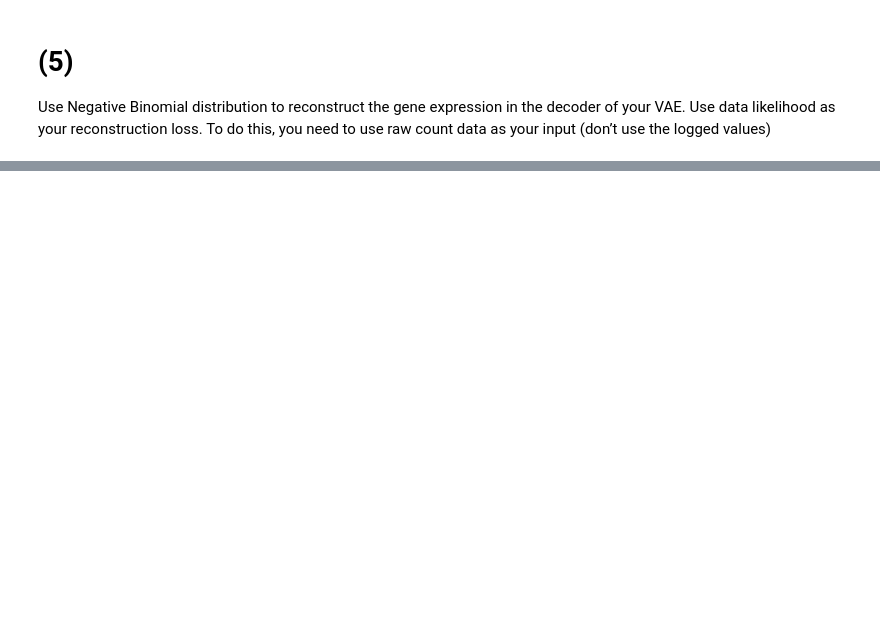
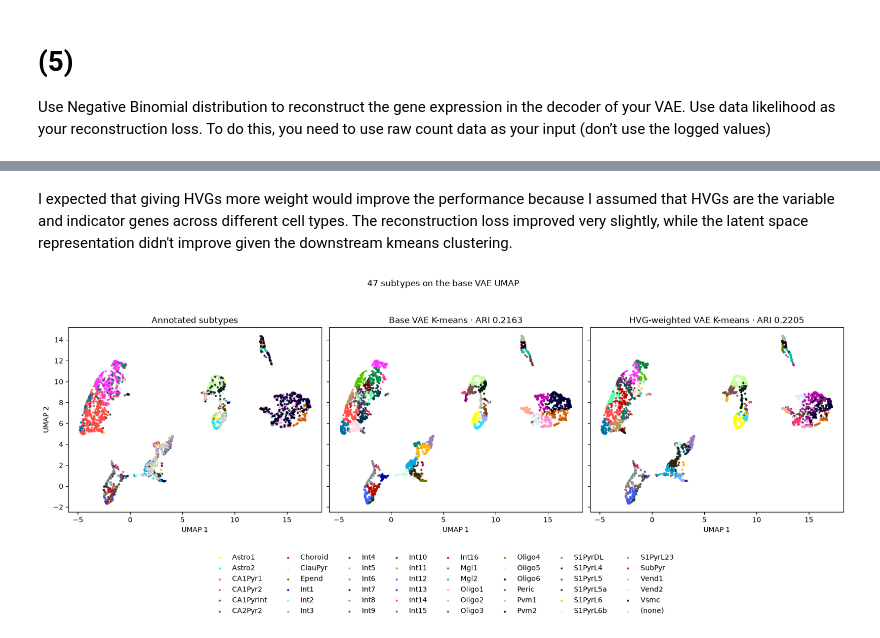
Before and after one commit to 6x7p3/lab_entry_test, a Jupyter notebook: Question_1/Problem 1.ipynb, the cells around one changed output, grey strips where cells are left out. Cells and saved outputs as stored; diff of their text form; code cells hidden in the pictures; blank space fills up the shorter version.

```diff
--- a/Question_1/Problem 1.ipynb
+++ b/Question_1/Problem 1.ipynb
@@ -504,0 +263,54 @@ Epoch 30 | NB NLL 11828.22 | KL 53.45 | total 11881.68 | max logvar -1.80
+# %% [markdown]
+I expected that giving HVGs more weight would improve the performance because I assumed that HVGs are the variable and indicator genes across different cell types. The reconstruction loss improved very slightly, while the latent space representation didn't improve given the downstream kmeans clustering.
+# %%
+import matplotlib.pyplot as plt
+import scanpy as sc
+import umap
+from scipy.optimize import linear_sum_assignment
+from sklearn.cluster import KMeans
+from sklearn.metrics import adjusted_rand_score, confusion_matrix
+
+from model import RANDOM_SEED, VAE, load_latent_means
+
+adata = sc.io.read_h5ad("cortex_preprocessed.h5ad")
+subtypes = adata.obs["label2"].fillna("(none)")
+annotated = subtypes != "(none)"
+known_subtypes = subtypes[annotated].cat.remove_unused_categories()
+subtype_names = known_subtypes.cat.categories
+n_clusters = len(subtype_names)
+
+expression = adata.layers["scaled"]
+base_latent = load_latent_means(VAE, "checkpoints/cortex_vae.pt", expression)
+weighted_latent = load_latent_means(VAE, "checkpoints/cortex_vae_hvg.pt", expression)
+kmeans = KMeans(n_clusters=n_clusters, init="random", n_init=1, random_state=RANDOM_SEED)
+base_clusters = kmeans.fit_predict(base_latent)
+weighted_clusters = kmeans.fit_predict(weighted_latent)
+embedding = umap.UMAP(
+    n_neighbors=30, min_dist=0.1, random_state=RANDOM_SEED, n_jobs=1, compatibility_layout=True,
+).fit_transform(base_latent)
+
+figure, axes = plt.subplots(1, 3, figsize=(16, 6.8), sharex=True, sharey=True, layout="constrained")
+point_style = dict(s=9, alpha=0.9, linewidths=0)
+subtype_colors = dict(zip(subtype_names, sc.pl.palettes.default_102))
+subtype_colors["(none)"] = "lightgray"
+for subtype, color in subtype_colors.items():
+    points = embedding[subtypes == subtype]
+    axes[0].scatter(*points.T, color=color, label=subtype, **point_style)
+axes[0].set(title="Annotated subtypes", ylabel="UMAP 2")
+
+for axis, title, clusters in zip(axes[1:], ["Base VAE", "HVG-weighted VAE"], [base_clusters, weighted_clusters]):
+    known_clusters = clusters[annotated]
+    ari = adjusted_rand_score(known_subtypes, known_clusters)
+    overlap = confusion_matrix(known_subtypes.cat.codes, known_clusters, labels=range(n_clusters))
+    subtype_ids, cluster_ids = linear_sum_assignment(overlap, maximize=True)
+    cluster_colors = dict(zip(cluster_ids, subtype_names[subtype_ids].map(subtype_colors)))
+    axis.scatter(*embedding.T, c=[cluster_colors[i] for i in clusters], **point_style)
+    axis.set_title(f"{title} K-means · ARI {ari:.4f}")
+
+for axis in axes:
+    axis.set(xlabel="UMAP 1", aspect="equal")
+figure.suptitle(f"{n_clusters} subtypes on the base VAE UMAP")
+figure.legend(loc="outside lower center", ncols=8, frameon=False)
+plt.show()
+# %% [output]
+[figure, added]
```
Also changed, not shown: parts of 19 cells of this notebook, 49 other files.
